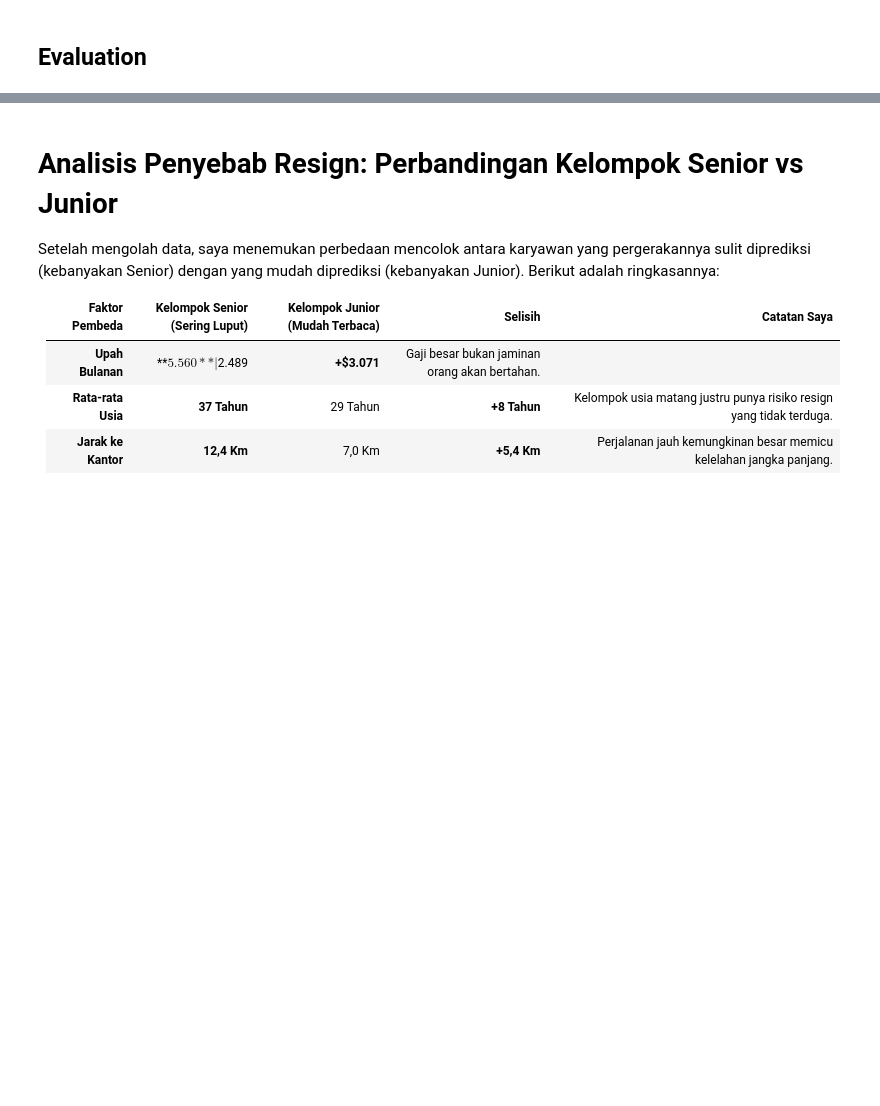
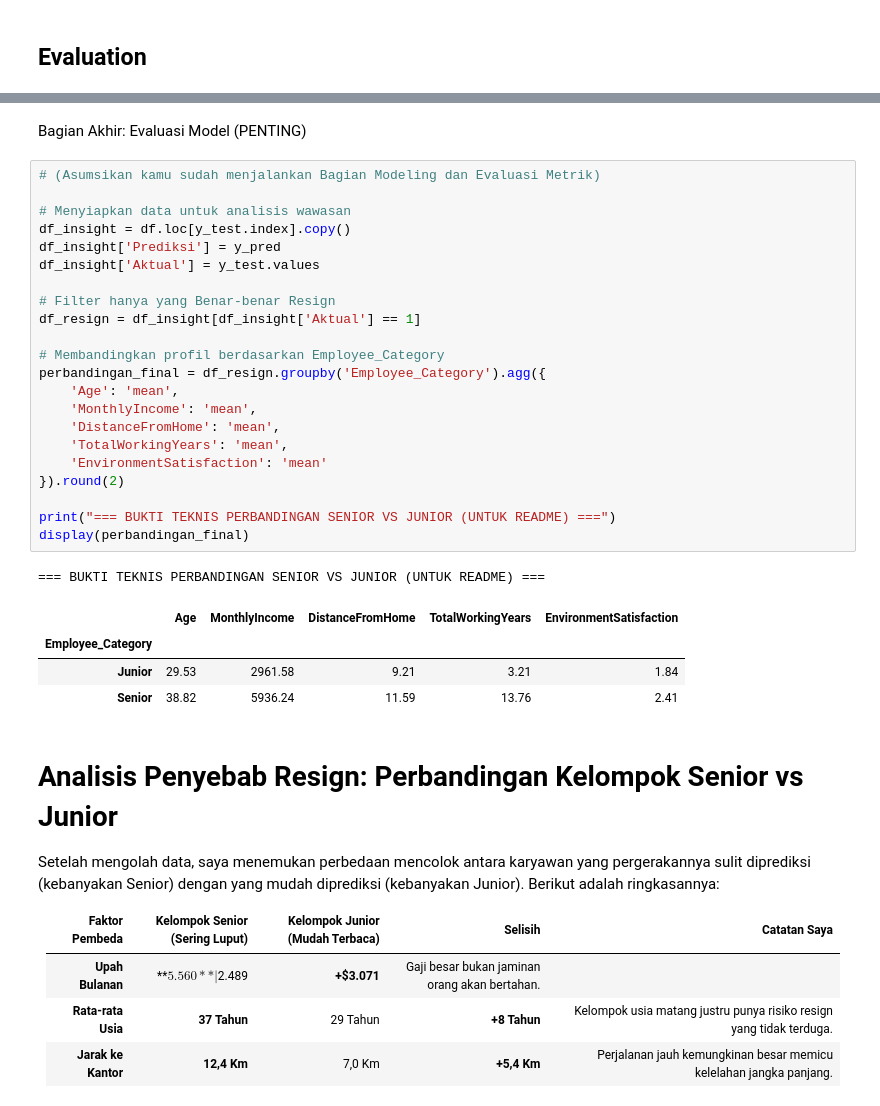
Before and after one commit to AnaRosyidah/a590_proyek_pertama, a Jupyter notebook: notebook.ipynb, the cells around one changed output, grey strips where cells are left out. Saved outputs shown, nothing was run; the diff lists cells and outputs as text; blank space fills up the shorter version.

```diff
--- a/notebook.ipynb
+++ b/notebook.ipynb
@@ -402,3 +433,33 @@ display(perbandingan)
+# %% [markdown]
+Bagian Akhir: Evaluasi Model (PENTING)
+# %%
+# (Asumsikan kamu sudah menjalankan Bagian Modeling dan Evaluasi Metrik)
+
+# Menyiapkan data untuk analisis wawasan
+df_insight = df.loc[y_test.index].copy()
+df_insight['Prediksi'] = y_pred
+df_insight['Aktual'] = y_test.values
+
+# Filter hanya yang Benar-benar Resign
+df_resign = df_insight[df_insight['Aktual'] == 1]
+
+# Membandingkan profil berdasarkan Employee_Category
+perbandingan_final = df_resign.groupby('Employee_Category').agg({
+    'Age': 'mean',
+    'MonthlyIncome': 'mean',
+    'DistanceFromHome': 'mean',
+    'TotalWorkingYears': 'mean',
+    'EnvironmentSatisfaction': 'mean'
+}).round(2)
+
+print("=== BUKTI TEKNIS PERBANDINGAN SENIOR VS JUNIOR (UNTUK README) ===")
+display(perbandingan_final)
+# %% [output]
+=== BUKTI TEKNIS PERBANDINGAN SENIOR VS JUNIOR (UNTUK README) ===
+|  | Age | MonthlyIncome | DistanceFromHome | TotalWorkingYears | EnvironmentSatisfaction |
+| Employee_Category |  |  |  |  |  |
+| Junior | 29.53 | 2961.58 | 9.21 | 3.21 | 1.84 |
+| Senior | 38.82 | 5936.24 | 11.59 | 13.76 | 2.41 |
 # %% [markdown]
 # Analisis Penyebab Resign: Perbandingan Kelompok Senior vs Junior
 
```
Also changed, not shown: parts of 9 cells of this notebook, 4 other files.
